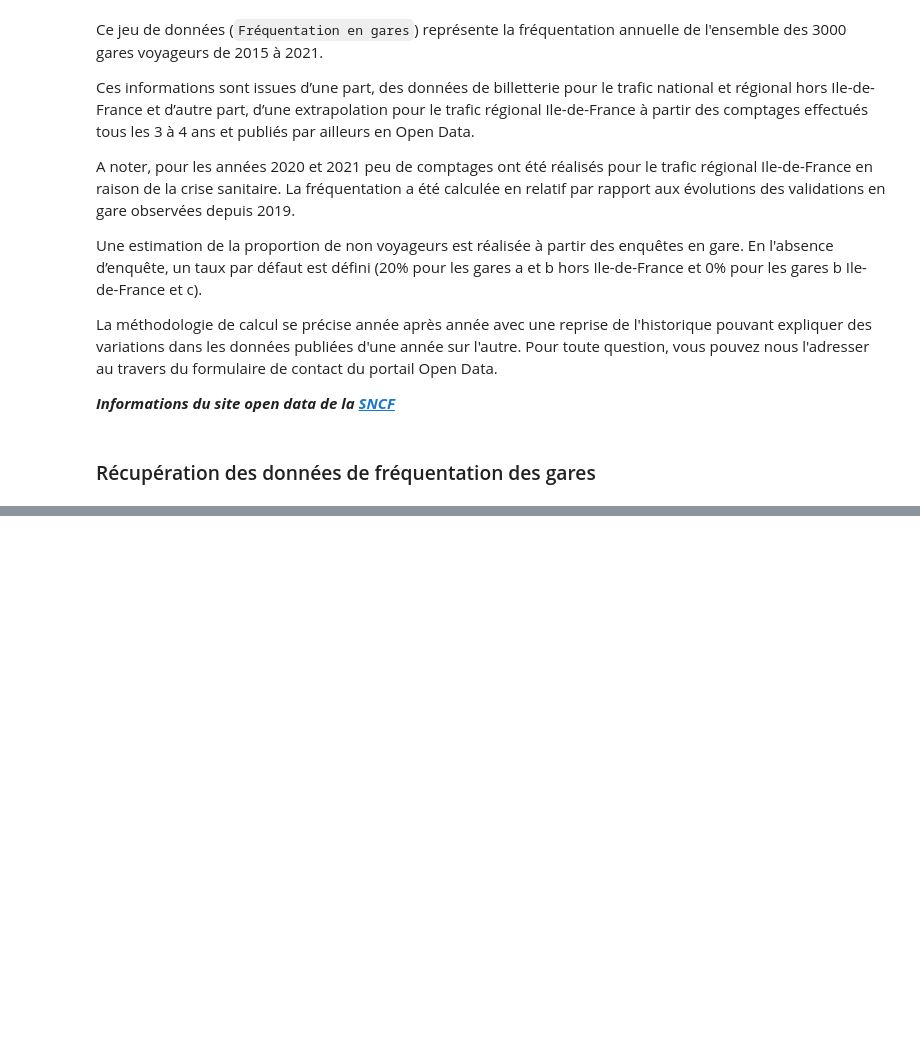
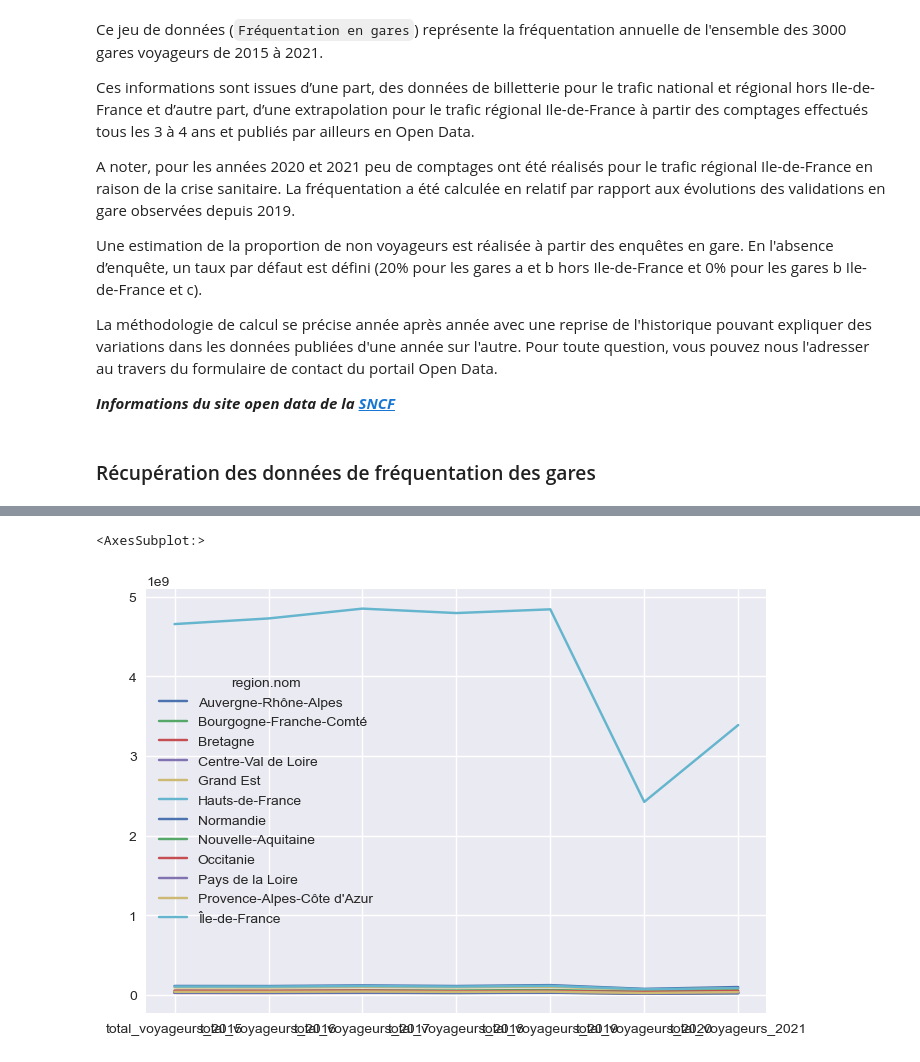
Before and after one commit to gbiaou/Projet_Python_SNCF, a Jupyter notebook: frequentation-gares.ipynb, the cells around one changed output, grey strips where cells are left out. Cells and saved outputs as stored; diff of their text form; code cells hidden in the pictures; blank space fills up the shorter version.

```diff
--- a/frequentation-gares.ipynb
+++ b/frequentation-gares.ipynb
@@ -41,0 +169,8 @@ Dans le jeu de données ,
+# %%
+# Importation de la liste des départements et régions associées
+url_api_regions = "https://geo.api.gouv.fr/departements?fields=nom,region,zone"
+regions = rq.get(url_api_regions)
+regions = pd.json_normalize(regions.json())
+regions.head()
+regions.tail()
+regions.shape
@@ -41,0 +191,11 @@ Dans le jeu de données ,
+# %%
+regions.rename(columns={"code" : "code_depart"}, inplace=True)
+# %%
+dataFreqV = dataFreqV.merge(regions, how="left")
+# %%
+#fig = plt.figure().subplots_adjust()
+
+dataFreqV[["total_voyageurs_{}".format(an) for an in range(2015, 2022)] + ["region.nom"]].groupby("region.nom").sum().T.plot()
+# %% [output]
+<AxesSubplot:>
+[figure, added]
```
Also changed, not shown: parts of 30 cells of this notebook.
